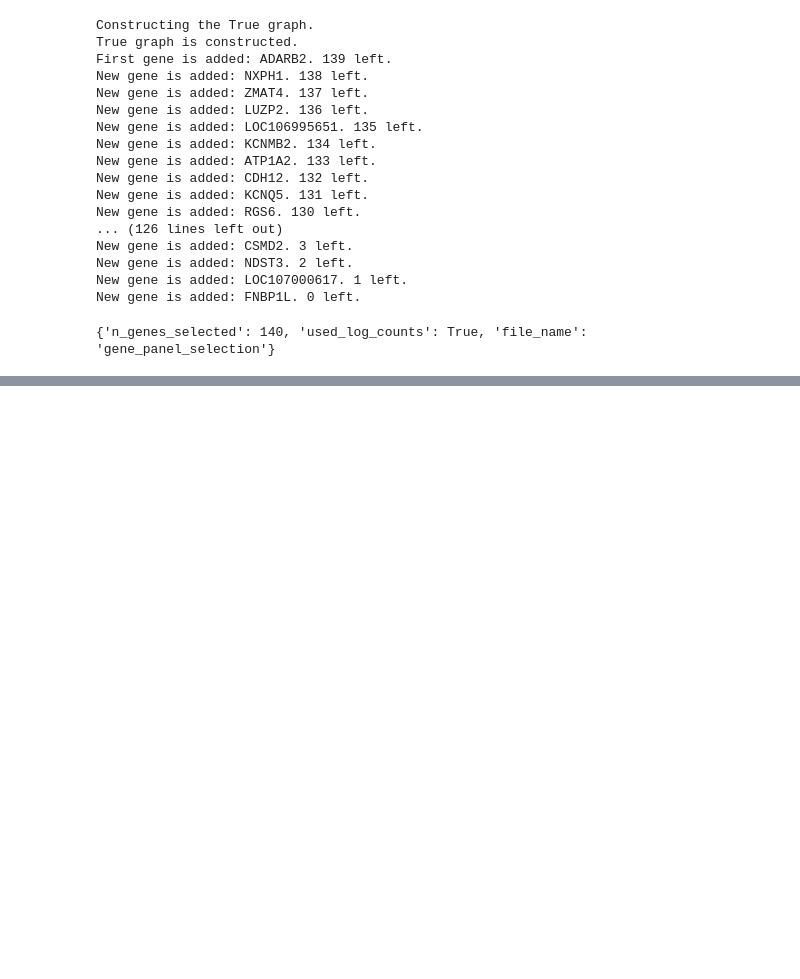
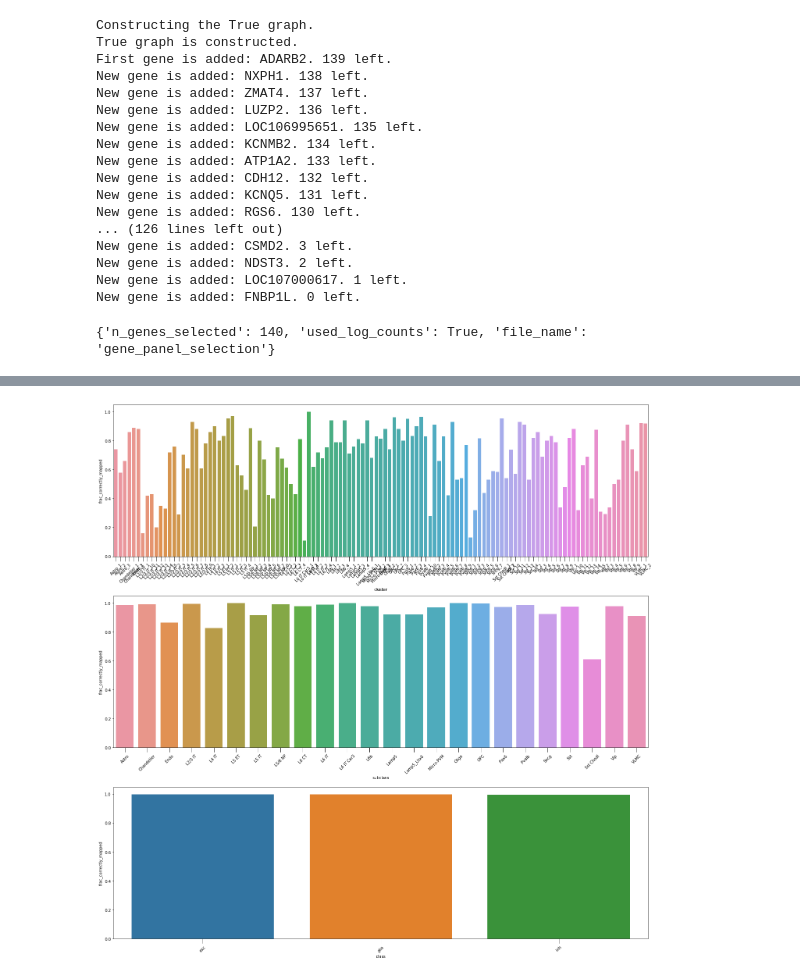
Before and after one commit to AllenInstitute/spots-in-space, a Jupyter notebook: code/gene_panel_selection/geneBasis-cortical-macaque.ipynb, the cells around one changed output, grey strips where cells are left out. Cells and saved outputs as stored; diff of their text form; code cells hidden in the pictures; blank space fills up the shorter version.

```diff
--- a/code/gene_panel_selection/geneBasis-cortical-macaque.ipynb
+++ b/code/gene_panel_selection/geneBasis-cortical-macaque.ipynb
@@ -117,0 +125,10 @@ Name: cluster_cell_score, dtype: float64
+# %%
+fig, ax = plt.subplots(3, 1, figsize=(20, 20))
+
+for i, level in enumerate(['cluster', 'subclass', 'class']):
+    sns.barplot(data=fraction_mapped[level].dropna(how='all'), x='celltype', y='frac_correctly_mapped', ax=ax[i])
+    ax[i].set_xlabel(level)
+    ax[i].tick_params(axis='x', rotation = 45, size=12)
+plt.tight_layout()
+# %% [output]
+[figure, added]
```
Also changed, not shown: parts of 8 cells of this notebook, 1 other file.
